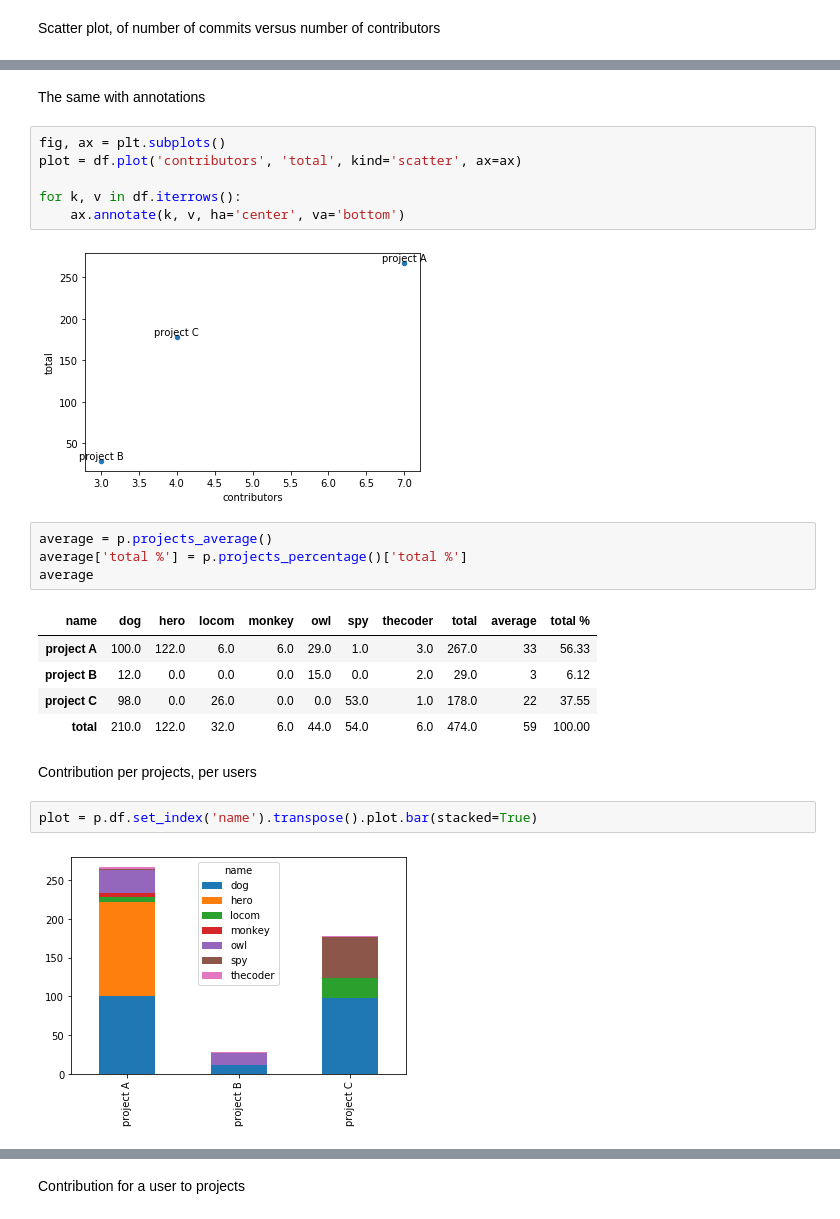
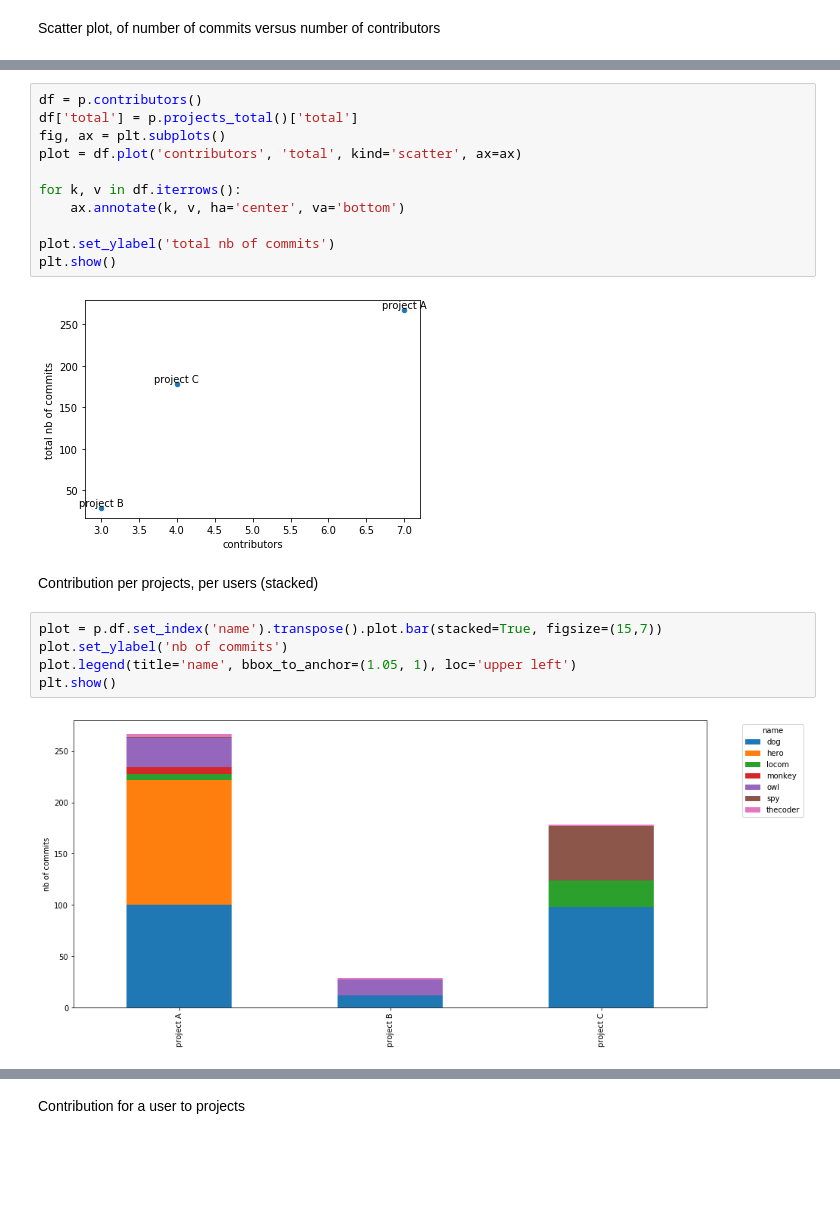
Before and after one commit to sylhare/git-processor, a Jupyter notebook: docs/Git Processor Demo.ipynb, the cells around one changed output, grey strips where cells are left out. Saved outputs shown, nothing was run; the diff lists cells and outputs as text; blank space fills up the shorter version.

```diff
--- a/docs/Git Processor Demo.ipynb
+++ b/docs/Git Processor Demo.ipynb
@@ -109,26 +154,22 @@ scatter = df.plot.scatter(x='contributors', y='total', c='DarkBlue')
-# %% [markdown]
-The same with annotations
 # %%
+df = p.contributors()
+df['total'] = p.projects_total()['total']
 fig, ax = plt.subplots()
 plot = df.plot('contributors', 'total', kind='scatter', ax=ax)
 
 for k, v in df.iterrows():
     ax.annotate(k, v, ha='center', va='bottom')
+
+plot.set_ylabel('total nb of commits')
+plt.show()
 # %% [output]
-[figure, old version]
+[figure, new version]
-# %%
-average = p.projects_average()
-average['total %'] = p.projects_percentage()['total %']
-average
-# %% [output]
-| name | dog | hero | locom | monkey | owl | spy | thecoder | total | average | total % |
-| project A | 100.0 | 122.0 | 6.0 | 6.0 | 29.0 | 1.0 | 3.0 | 267.0 | 33 | 56.33 |
-| project B | 12.0 | 0.0 | 0.0 | 0.0 | 15.0 | 0.0 | 2.0 | 29.0 | 3 | 6.12 |
-| project C | 98.0 | 0.0 | 26.0 | 0.0 | 0.0 | 53.0 | 1.0 | 178.0 | 22 | 37.55 |
-| total | 210.0 | 122.0 | 32.0 | 6.0 | 44.0 | 54.0 | 6.0 | 474.0 | 59 | 100.00 |
 # %% [markdown]
-Contribution per projects, per users
+Contribution per projects, per users (stacked)
 # %%
-plot = p.df.set_index('name').transpose().plot.bar(stacked=True)
+plot = p.df.set_index('name').transpose().plot.bar(stacked=True, figsize=(15,7))
+plot.set_ylabel('nb of commits')
+plot.legend(title='name', bbox_to_anchor=(1.05, 1), loc='upper left')
+plt.show()
 # %% [output]
-[figure, old version]
+[figure, new version]
```
Also changed, not shown: parts of 22 cells of this notebook, 1 other file.
